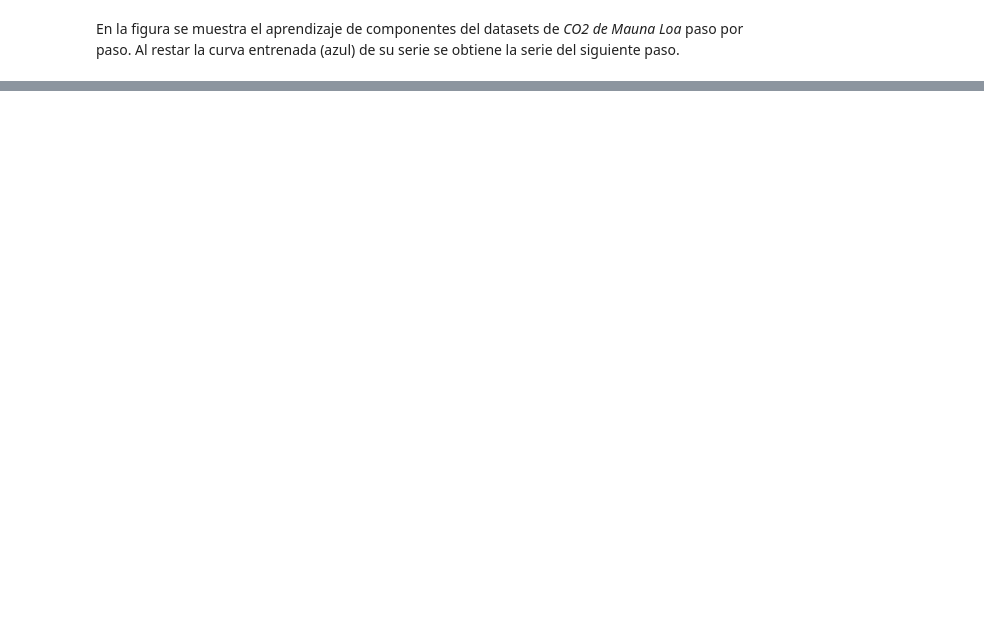
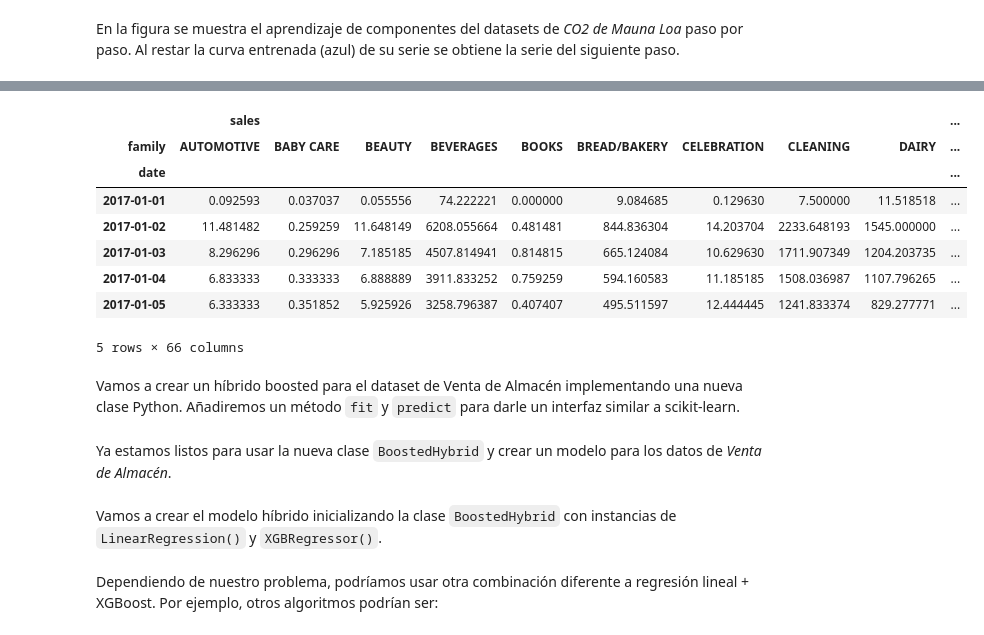
Before and after one commit to SgtSteiner/series-temporales, a Jupyter notebook: 5.modelos_hibridos/modelos_hibridos.ipynb, the cells around one changed output, grey strips where cells are left out. Cells and saved outputs as stored; diff of their text form; code cells hidden in the pictures; blank space fills up the shorter version.

```diff
--- a/5.modelos_hibridos/modelos_hibridos.ipynb
+++ b/5.modelos_hibridos/modelos_hibridos.ipynb
@@ -32,0 +262,16 @@ Al sumar todos los componentes juntos que aprendimos obtenemos el modelo complet
+# %%
+store_sales = pd.read_csv(
+    "../data/store_sales/train.csv",
+    usecols=["store_nbr", "family", "date", "sales", "onpromotion"],
+    dtype={
+        "store_nbr": "category",
+        "family": "category",
+        "sales": "float32",
+    },
+    parse_dates=["date"],
+    infer_datetime_format=True,
+)
+store_sales["date"] = store_sales.date.dt.to_period("D")
+store_sales = store_sales.set_index(["store_nbr", "family", "date"]).sort_index()
+
+store_sales.head()
@@ -32,0 +286,22 @@ Al sumar todos los componentes juntos que aprendimos obtenemos el modelo complet
+# %%
+family_sales = (
+    store_sales
+    .groupby(['family', 'date'])
+    .mean()
+    .unstack('family')
+    .loc['2017']
+)
+
+family_sales.head()
+# %% [output]
+|  | sales |  |  |  |  |  |  |  |  | ... |
+| family | AUTOMOTIVE | BABY CARE | BEAUTY | BEVERAGES | BOOKS | BREAD/BAKERY | CELEBRATION | CLEANING | DAIRY | ... |
+| date |  |  |  |  |  |  |  |  |  | ... |
+| 2017-01-01 | 0.092593 | 0.037037 | 0.055556 | 74.222221 | 0.000000 | 9.084685 | 0.129630 | 7.500000 | 11.518518 | ... |
+| 2017-01-02 | 11.481482 | 0.259259 | 11.648149 | 6208.055664 | 0.481481 | 844.836304 | 14.203704 | 2233.648193 | 1545.000000 | ... |
+| 2017-01-03 | 8.296296 | 0.296296 | 7.185185 | 4507.814941 | 0.814815 | 665.124084 | 10.629630 | 1711.907349 | 1204.203735 | ... |
+| 2017-01-04 | 6.833333 | 0.333333 | 6.888889 | 3911.833252 | 0.759259 | 594.160583 | 11.185185 | 1508.036987 | 1107.796265 | ... |
+| 2017-01-05 | 6.333333 | 0.351852 | 5.925926 | 3258.796387 | 0.407407 | 495.511597 | 12.444445 | 1241.833374 | 829.277771 | ... |
+5 rows × 66 columns
+# %% [markdown]
+Vamos a crear un híbrido boosted para el dataset de Venta de Almacén implementando una nueva clase Python. Añadiremos un método `fit` y `predict` para darle un interfaz similar a scikit-learn.
@@ -32,0 +347,2 @@ Al sumar todos los componentes juntos que aprendimos obtenemos el modelo complet
+# %% [markdown]
+Ya estamos listos para usar la nueva clase `BoostedHybrid` y crear un modelo para los datos de *Venta de Almacén*.
@@ -32,0 +367,2 @@ Al sumar todos los componentes juntos que aprendimos obtenemos el modelo complet
+# %% [markdown]
+Vamos a crear el modelo híbrido inicializando la clase `BoostedHybrid` con instancias de `LinearRegression()` y `XGBRegressor()`.
@@ -32,0 +377,2 @@ Al sumar todos los componentes juntos que aprendimos obtenemos el modelo complet
+# %% [markdown]
+Dependiendo de nuestro problema, podríamos usar otra combinación diferente a regresión lineal + XGBoost. Por ejemplo, otros algoritmos podrían ser:
```
Also changed, not shown: parts of 38 cells of this notebook, 1 other file.
